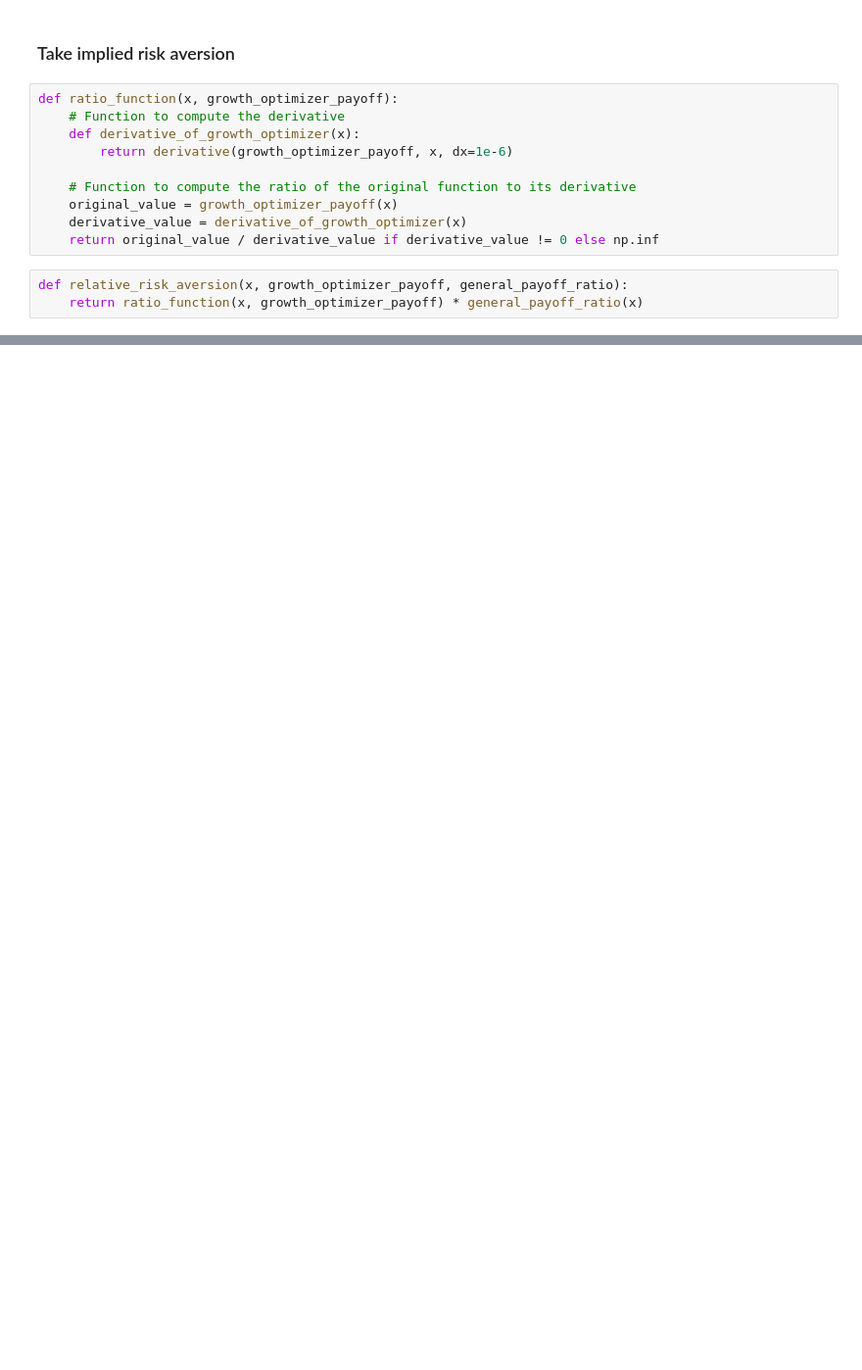
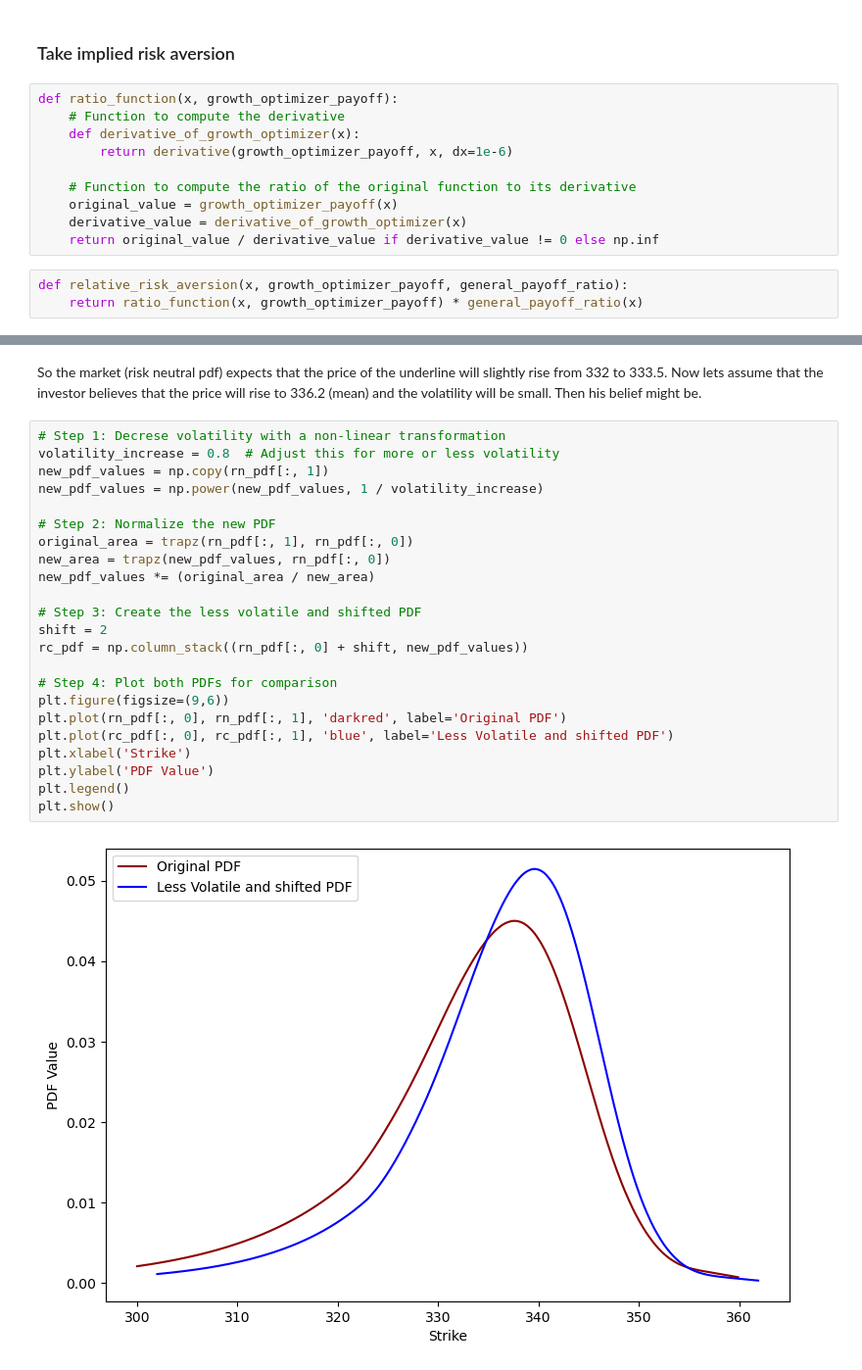
Before and after one commit to astavrop0/Derivative_structuring_and_implied_risk_aversion, a Jupyter notebook: notebooks/Risk Neutral pdf with BL.ipynb, the cells around one changed output, grey strips where cells are left out. Shown at 98% size. Cells and saved outputs as stored; diff of their text form; blank space fills up the shorter version.

```diff
--- a/notebooks/Risk Neutral pdf with BL.ipynb
+++ b/notebooks/Risk Neutral pdf with BL.ipynb
@@ -705,0 +714,27 @@ plt.show()
+# %% [markdown]
+So the market (risk neutral pdf) expects that the price of the underline will slightly rise from 332 to 333.5. Now lets assume that the investor believes that the price will rise to 336.2 (mean) and the volatility will be small. Then his belief might be.
+# %%
+# Step 1: Decrese volatility with a non-linear transformation
+volatility_increase = 0.8  # Adjust this for more or less volatility
+new_pdf_values = np.copy(rn_pdf[:, 1])
+new_pdf_values = np.power(new_pdf_values, 1 / volatility_increase)
+
+# Step 2: Normalize the new PDF
+original_area = trapz(rn_pdf[:, 1], rn_pdf[:, 0])
+new_area = trapz(new_pdf_values, rn_pdf[:, 0])
+new_pdf_values *= (original_area / new_area)
+
+# Step 3: Create the less volatile and shifted PDF
+shift = 2
+rc_pdf = np.column_stack((rn_pdf[:, 0] + shift, new_pdf_values))
+
+# Step 4: Plot both PDFs for comparison
+plt.figure(figsize=(9,6))
+plt.plot(rn_pdf[:, 0], rn_pdf[:, 1], 'darkred', label='Original PDF')
+plt.plot(rc_pdf[:, 0], rc_pdf[:, 1], 'blue', label='Less Volatile and shifted PDF')
+plt.xlabel('Strike')
+plt.ylabel('PDF Value')
+plt.legend()
+plt.show()
+# %% [output]
+[figure, added]
```
Also changed, not shown: parts of 13 cells of this notebook.
